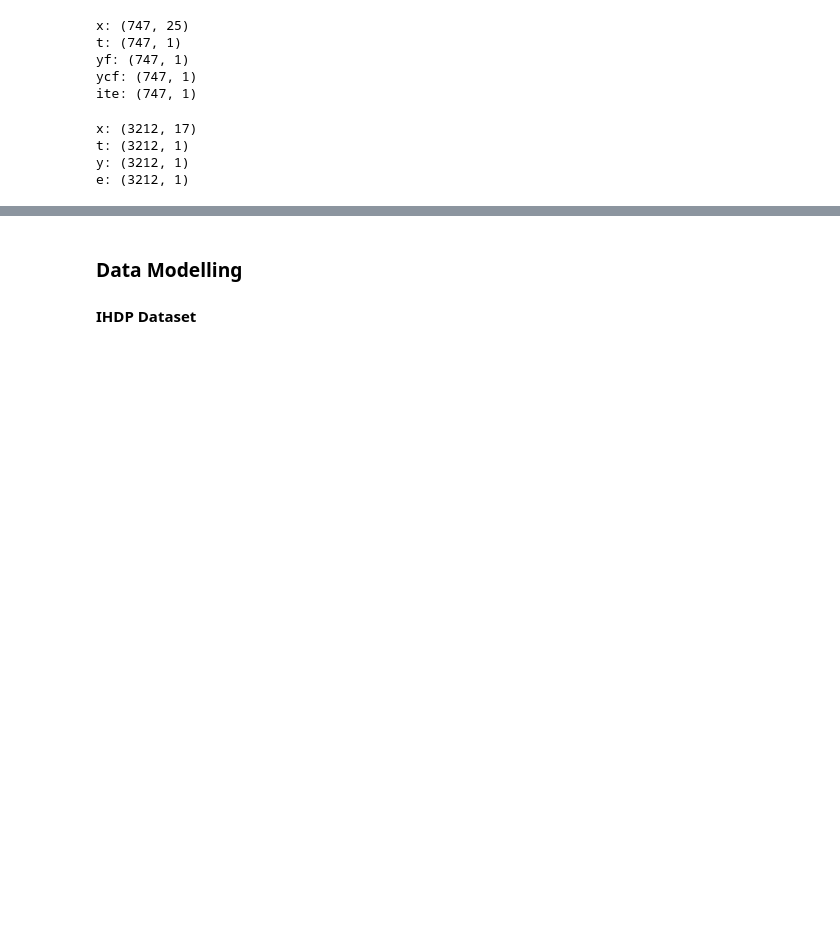
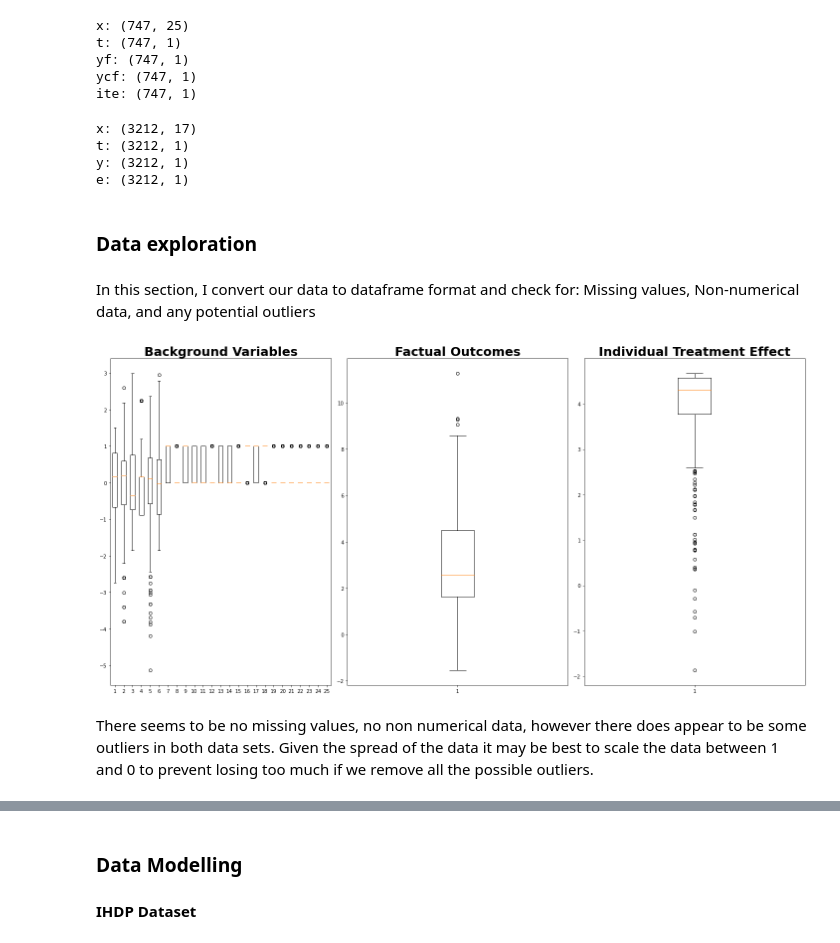
Before and after one commit to ThomasWork4/CE888, a Jupyter notebook: project/Assignment CE888.ipynb, the cells around one changed output, grey strips where cells are left out. Drawn from its saved outputs; the diff is of its cells as text; code cells hidden in the pictures; blank space fills up the shorter version.

```diff
--- a/project/Assignment CE888.ipynb
+++ b/project/Assignment CE888.ipynb
@@ -69,0 +71,4 @@ X = IHDP_x[:, 0]
+# %% [markdown]
+### Data exploration
+# %% [markdown]
+In this section, I convert our data to dataframe format and check for: Missing values, Non-numerical data, and any potential outliers
@@ -69,0 +86,14 @@ X = IHDP_x[:, 0]
+# %%
+fig, axs = plt.subplots(1, 3, figsize=(20,10))
+axs[0].boxplot(x = IHDP_x)
+axs[0].set_title("Background Variables", fontsize=25, fontweight="bold")
+axs[1].boxplot(x = IHDP_yf)
+axs[1].set_title("Factual Outcomes", fontsize=25, fontweight="bold")
+axs[2].boxplot(x = IHDP_ite)
+axs[2].set_title("Individual Treatment Effect", fontsize=25, fontweight="bold")
+
+plt.tight_layout()
+# %% [output]
+[figure, added]
+# %% [markdown]
+There seems to be no missing values, no non numerical data, however there does appear to be some outliers in both data sets. Given the spread of the data it may be best to scale the data between 1 and 0 to prevent losing too much if we remove all the possible outliers.
```
Also changed, not shown: parts of 7 cells of this notebook.
